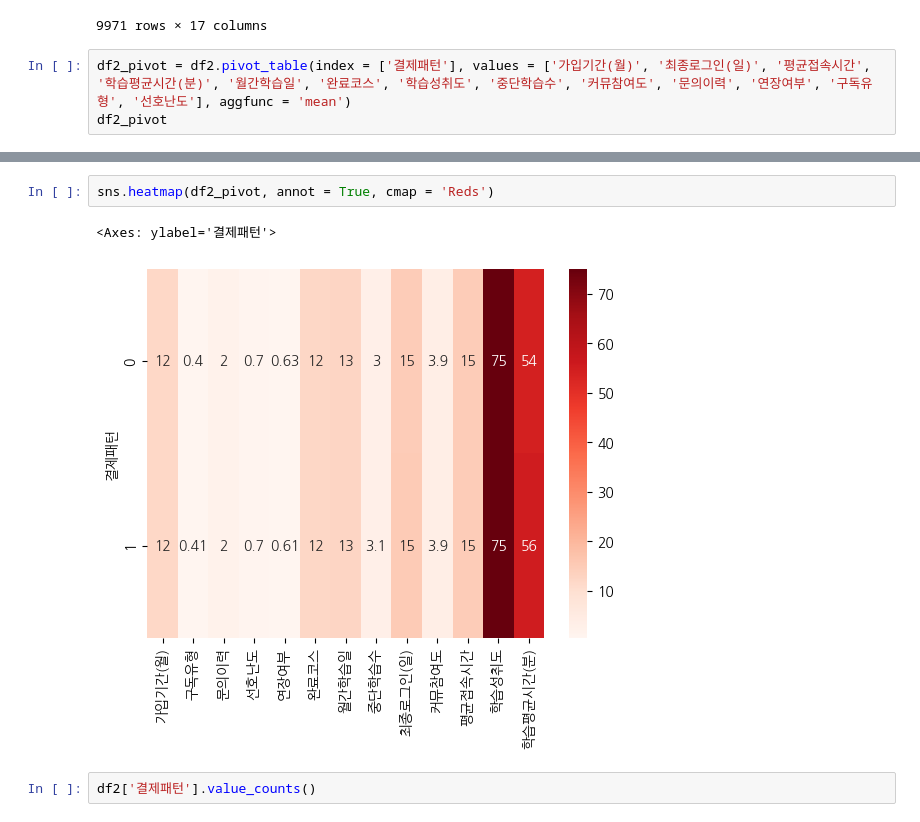
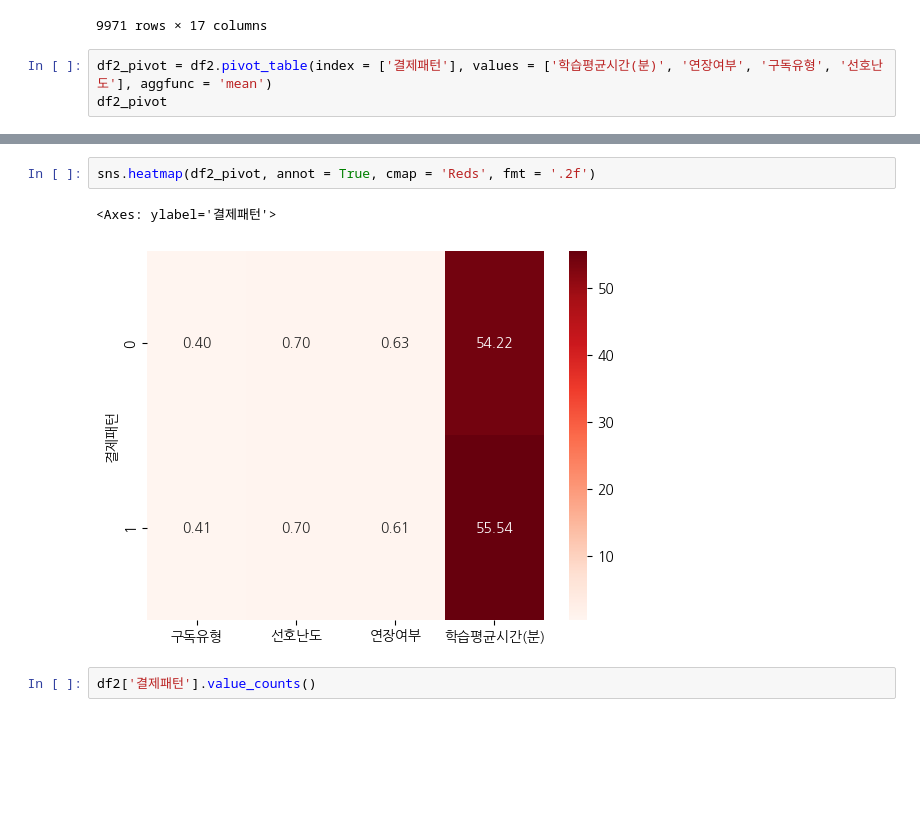
Before and after one commit to mooooooooooooooooooooooon/wassup, a Jupyter notebook: mini_project/DA_Mini_Project_240102.ipynb, the cells around one changed output, grey strips where cells are left out. Cells and saved outputs as stored; diff of their text form; blank space fills up the shorter version.

```diff
--- a/mini_project/DA_Mini_Project_240102.ipynb
+++ b/mini_project/DA_Mini_Project_240102.ipynb
@@ -765,6 +771,6 @@ df2
 | 8529 | 150f7d06 | 8 | 23 | 19 | 31 | 10 | 13 | 81 | 5 | 1 | 1 | ... |
 9971 rows × 17 columns
 # %%
-df2_pivot = df2.pivot_table(index = ['결제패턴'], values = ['가입기간(월)', '최종로그인(일)', '평균접속시간', '학습평균시간(분)', '월간학습일', '완료코스', '학습성취도', '중단학습수', '커뮤참여도', '문의이력', '연장여부', '구독유형', '선호난도'], aggfunc = 'mean')
+df2_pivot = df2.pivot_table(index = ['결제패턴'], values = ['학습평균시간(분)', '연장여부', '구독유형', '선호난도'], aggfunc = 'mean')
 df2_pivot
 # %% [output]
@@ -775,8 +781,8 @@ df2_pivot
 # %%
-sns.heatmap(df2_pivot, annot = True, cmap = 'Reds')
+sns.heatmap(df2_pivot, annot = True, cmap = 'Reds', fmt = '.2f')
 # %% [output]
 <Axes: ylabel='결제패턴'>
-[figure, old version]
+[figure, new version]
 # %%
 df2['결제패턴'].value_counts()
 # %% [output]
```
Also changed, not shown: parts of 10 cells of this notebook.
